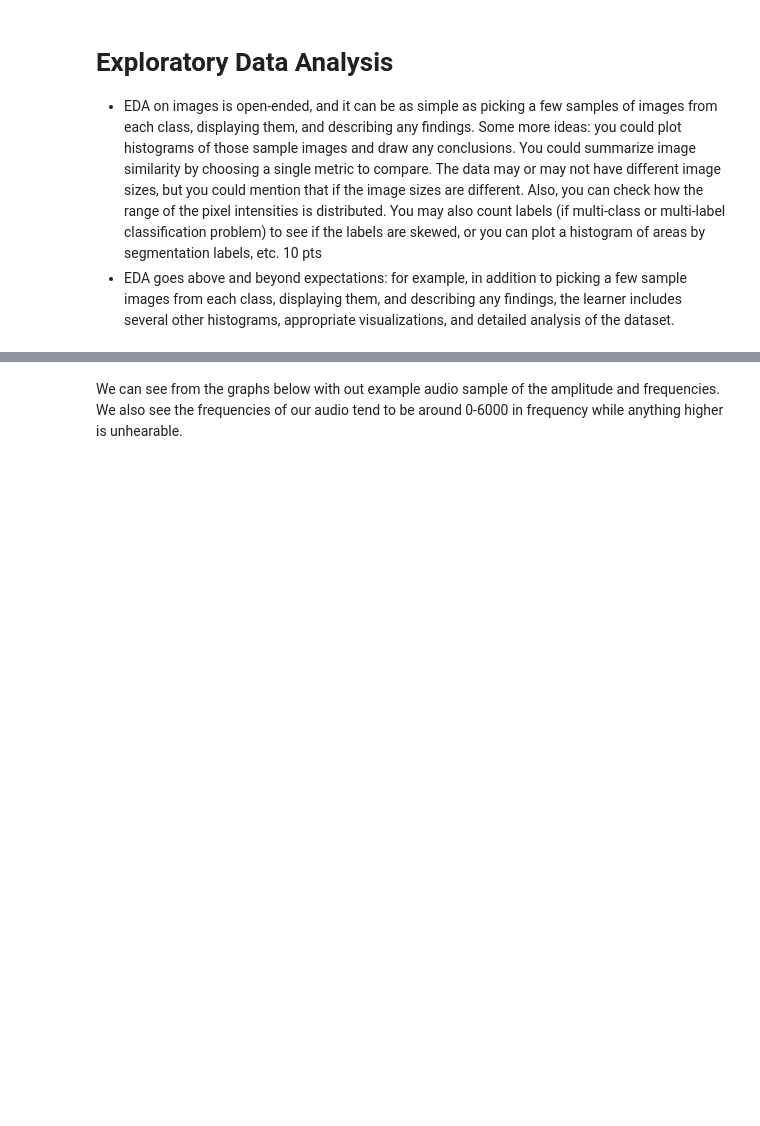
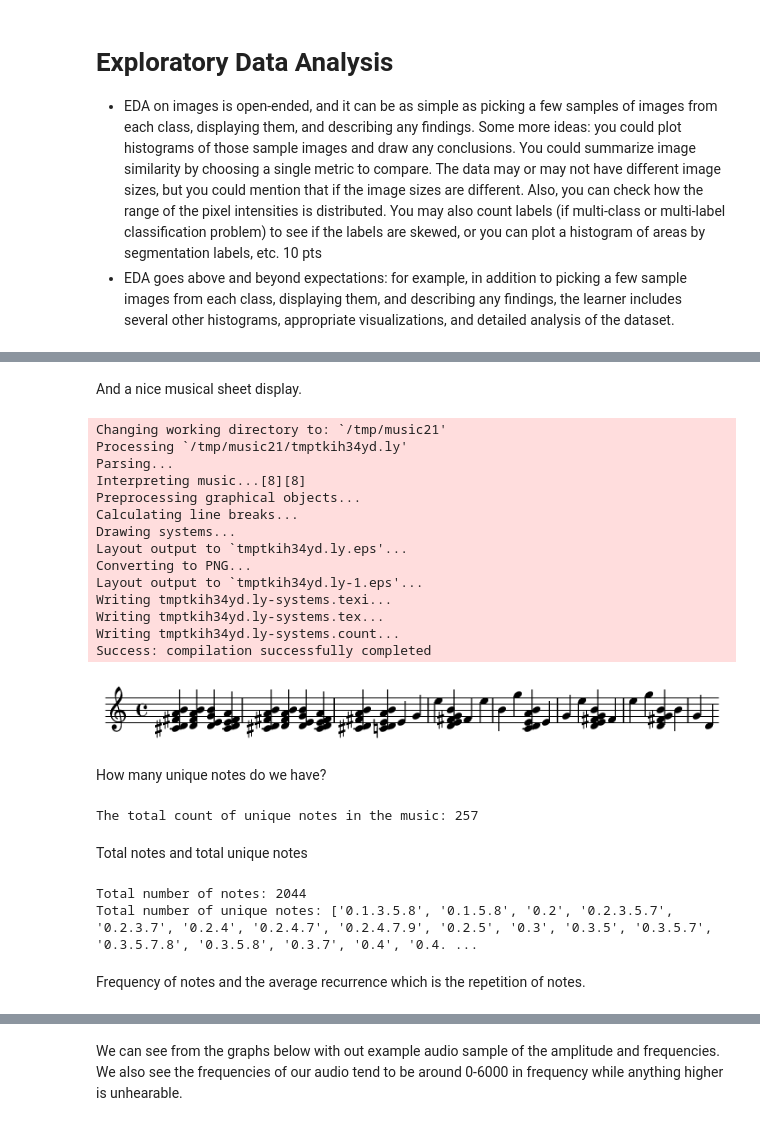
Before and after one commit to BasilPanda/CSCA-5642-FINAL, a Jupyter notebook: final_project.ipynb, the cells around one changed output, grey strips where cells are left out. Drawn from its saved outputs; the diff is of its cells as text; code cells hidden in the pictures; blank space fills up the shorter version.

```diff
--- a/final_project.ipynb
+++ b/final_project.ipynb
@@ -155,0 +203,5 @@ IPython.display.Audio(df_midi["wav_paths"][10])
+# %%
+midi_chords = []
+for path in midi_paths:
+    chords = converter.parse(path)
+    midi_chords.append(chords)
@@ -155,0 +210,6 @@ IPython.display.Audio(df_midi["wav_paths"][10])
+# %%
+music_notes = extract_notes(midi_chords)
+# a melody of the first 30 notes.
+melody = get_melody_stream(music_notes[:30])
+
+play_music(melody)
@@ -155,0 +218,41 @@ IPython.display.Audio(df_midi["wav_paths"][10])
+# %% [markdown]
+And a nice musical sheet display.
+# %%
+display_musical_sheet(melody)
+# %% [output]
+Changing working directory to: `/tmp/music21'
+Processing `/tmp/music21/tmptkih34yd.ly'
+Parsing...
+Interpreting music...[8][8]
+Preprocessing graphical objects...
+Calculating line breaks...
+Drawing systems...
+Layout output to `tmptkih34yd.ly.eps'...
+Converting to PNG...
+Layout output to `tmptkih34yd.ly-1.eps'...
+Writing tmptkih34yd.ly-systems.texi...
+Writing tmptkih34yd.ly-systems.tex...
+Writing tmptkih34yd.ly-systems.count...
+Success: compilation successfully completed
+[figure, added]
+# %% [markdown]
+How many unique notes do we have?
+# %%
+count_num = Counter(music_notes)
+print("The total count of unique notes in the music:", len(count_num))
+# %% [output]
+The total count of unique notes in the music: 257
+# %% [markdown]
+Total notes and total unique notes
+# %%
+sorted_music_notes = sorted(list(set(music_notes)))
+num_notes = len(music_notes)
+unique_notes = len(sorted_music_notes)
+
+print(f"Total number of notes: {num_notes}")
+print(f"Total number of unique notes: {sorted_music_notes}")
+# %% [output]
+Total number of notes: 2044
+Total number of unique notes: ['0.1.3.5.8', '0.1.5.8', '0.2', '0.2.3.5.7', '0.2.3.7', '0.2.4', '0.2.4.7', '0.2.4.7.9', '0.2.5', '0.3', '0.3.5', '0.3.5.7', '0.3.5.7.8', '0.3.5.8', '0.3.7', '0.4', '0.4. ...
+# %% [markdown]
+Frequency of notes and the average recurrence which is the repetition of notes.
```
Also changed, not shown: parts of 57 cells of this notebook, 2 other files.
